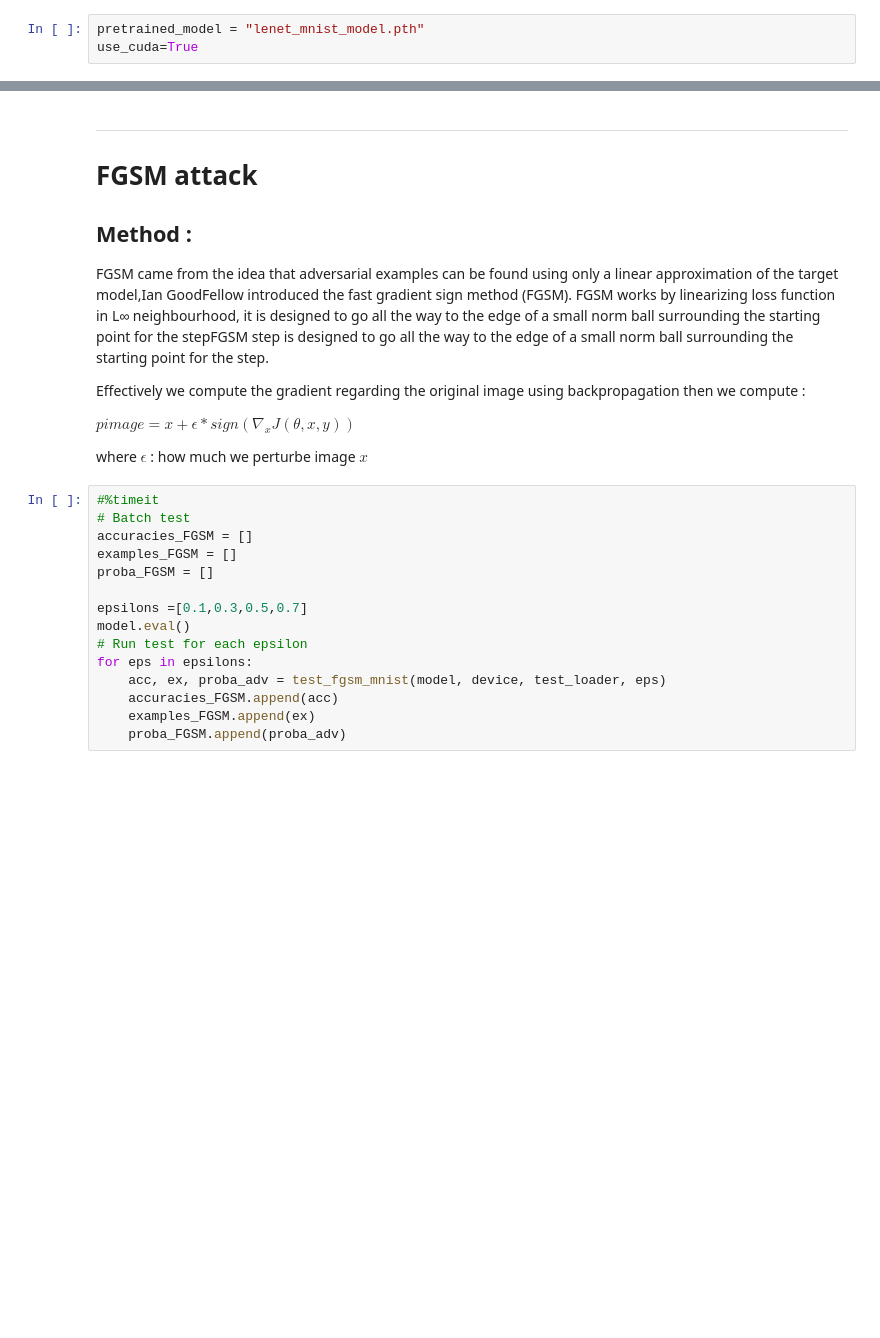
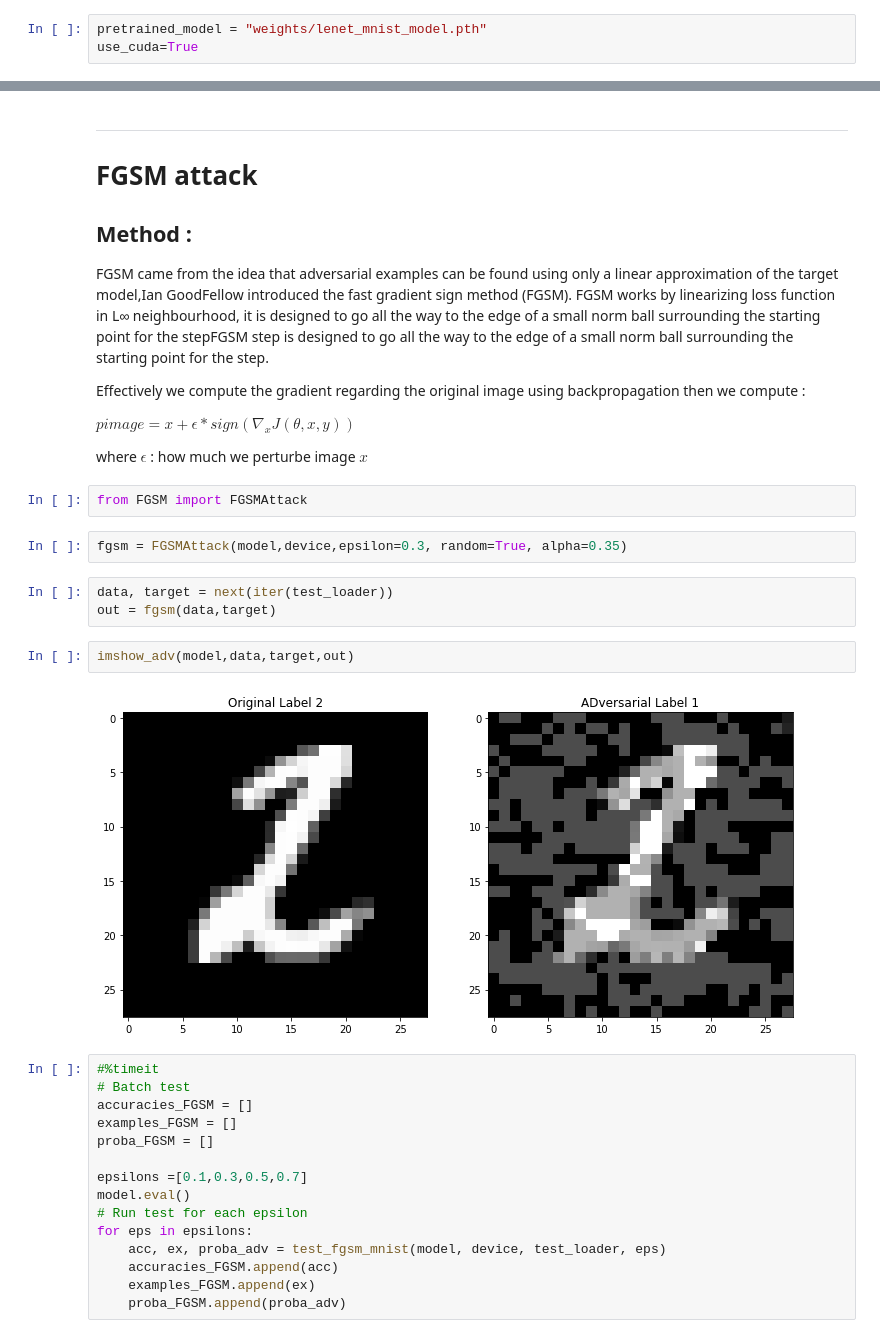
Before and after one commit to AmineDiro/Adversarial-Attacks, a Jupyter notebook: 1- Adversarial attacks WB.ipynb, the cells around one changed output, grey strips where cells are left out. Saved outputs shown, nothing was run; the diff lists cells and outputs as text; blank space fills up the shorter version.

Commit message:
REFACTORING FGSM

```diff
--- a/Adversarial attacks.ipynb
+++ b/1- Adversarial attacks WB.ipynb
@@ -47,7 +49,7 @@ mnist_testset = datasets.MNIST('./data_mnist',
 # %%
 test_loader = torch.utils.data.DataLoader(mnist_testset, batch_size=32,shuffle=True)
 # %%
-pretrained_model = "lenet_mnist_model.pth"
+pretrained_model = "weights/lenet_mnist_model.pth"
 use_cuda=True
 # %%
 # Init device
@@ -230,6 +232,17 @@ Effectively we compute the gradient regarding the original image using backpropa
 $ pimage= x +  \epsilon * sign(\nabla_{x} J(\theta,x,y))$
 
 where $\epsilon$ : how much we perturbe image $x$
+# %%
+from FGSM import FGSMAttack
+# %%
+fgsm = FGSMAttack(model,device,epsilon=0.3, random=True, alpha=0.35)
+# %%
+data, target = next(iter(test_loader))
+out = fgsm(data,target)
+# %%
+imshow_adv(model,data,target,out)
+# %% [output]
+[figure, added]
 # %%
 #%timeit
 # Batch test
```
Also changed, not shown: parts of 1 cell of this notebook, 8 other files.
